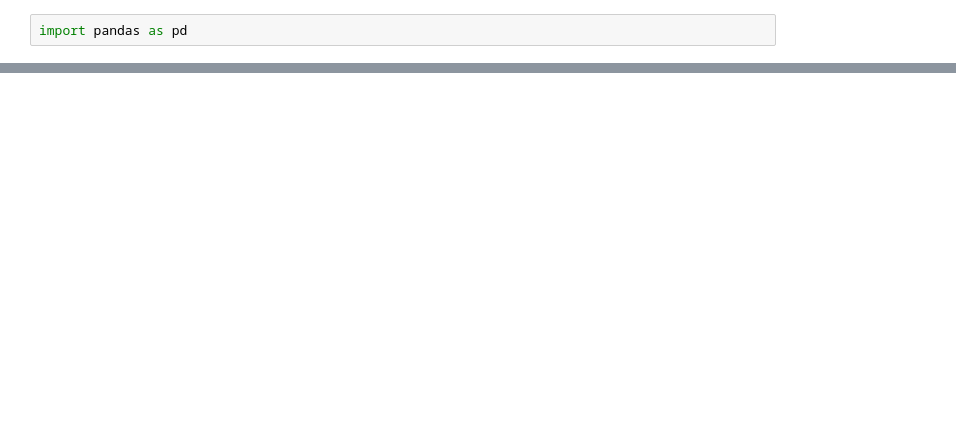
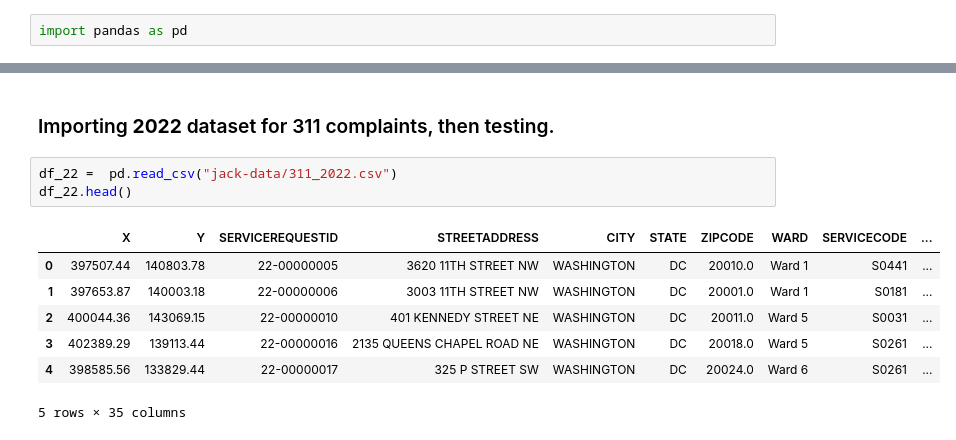
Before and after one commit to jack-walk/IRW-01, a Jupyter notebook: test.ipynb, the cells around one changed output, grey strips where cells are left out. Drawn from its saved outputs; the diff is of its cells as text; blank space fills up the shorter version.

```diff
--- a/test.ipynb
+++ b/test.ipynb
@@ -13,0 +48,13 @@ df.head()
+# %% [markdown]
+### Importing **2022** dataset for 311 complaints, then testing.
+# %%
+df_22 =  pd.read_csv("jack-data/311_2022.csv")
+df_22.head()
+# %% [output]
+|  | X | Y | SERVICEREQUESTID | STREETADDRESS | CITY | STATE | ZIPCODE | WARD | SERVICECODE | ... |
+| 0 | 397507.44 | 140803.78 | 22-00000005 | 3620 11TH STREET NW | WASHINGTON | DC | 20010.0 | Ward 1 | S0441 | ... |
+| 1 | 397653.87 | 140003.18 | 22-00000006 | 3003 11TH STREET NW | WASHINGTON | DC | 20001.0 | Ward 1 | S0181 | ... |
+| 2 | 400044.36 | 143069.15 | 22-00000010 | 401 KENNEDY STREET NE | WASHINGTON | DC | 20011.0 | Ward 5 | S0031 | ... |
+| 3 | 402389.29 | 139113.44 | 22-00000016 | 2135 QUEENS CHAPEL ROAD NE | WASHINGTON | DC | 20018.0 | Ward 5 | S0261 | ... |
+| 4 | 398585.56 | 133829.44 | 22-00000017 | 325 P STREET SW | WASHINGTON | DC | 20024.0 | Ward 6 | S0261 | ... |
+5 rows × 35 columns
```
Also changed, not shown: parts of 59 cells of this notebook, 1 other file.
